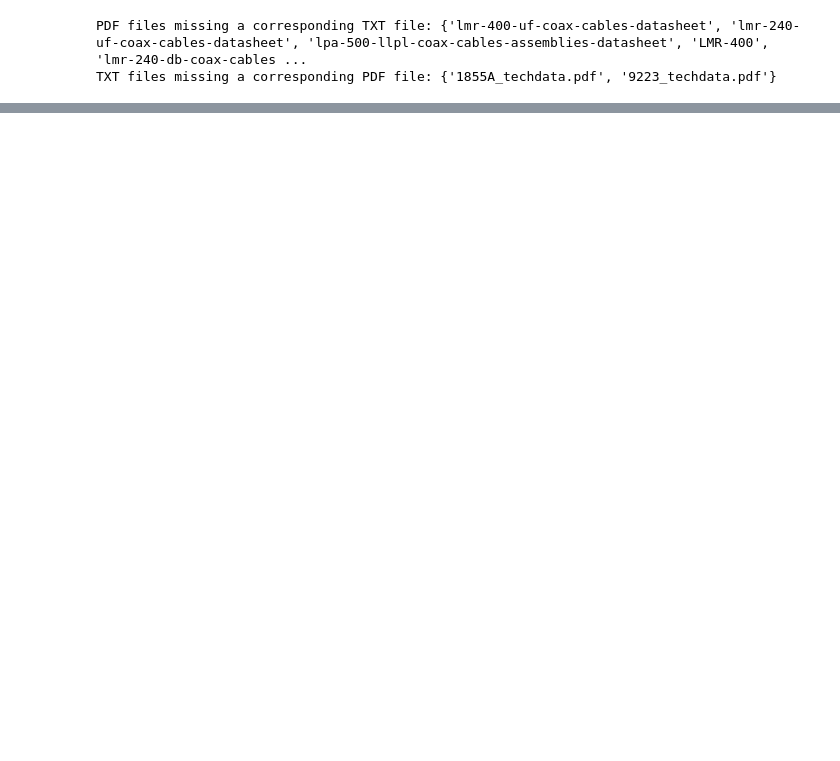
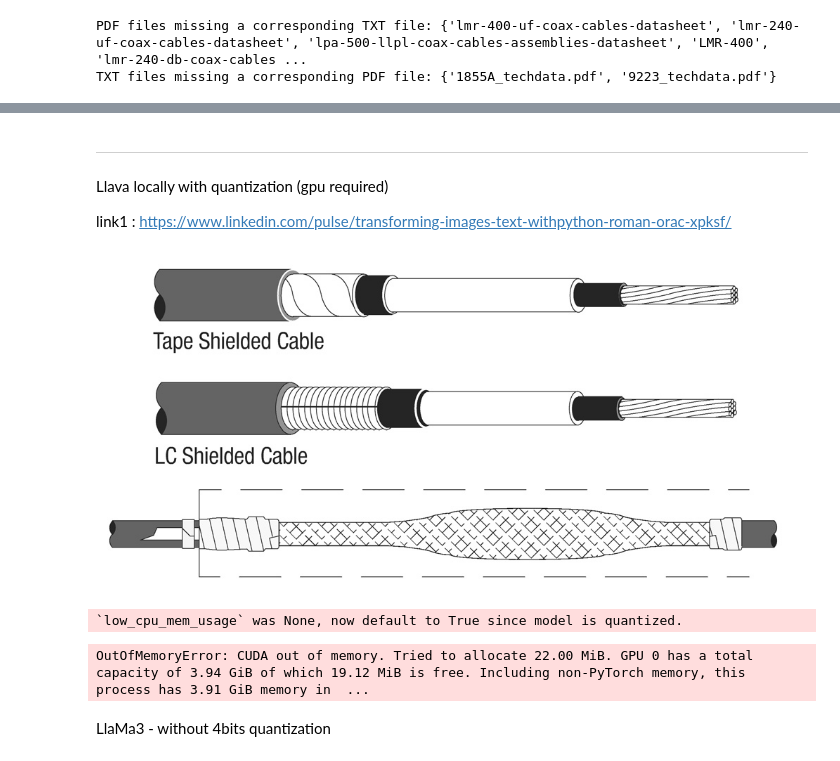
Before and after one commit to pablodevicente/RI_2-Product_Catalog_Classifier, a Jupyter notebook: 01-code/aux_testing.ipynb, the cells around one changed output, grey strips where cells are left out. Drawn from its saved outputs; the diff is of its cells as text; code cells hidden in the pictures; blank space fills up the shorter version.

Commit message:
Image processing tested

```diff
--- a/01-code/aux_testing.ipynb
+++ b/01-code/aux_testing.ipynb
@@ -195,0 +224,31 @@ extract_images_from_pdf_fitz(pdf_path, pdf_name, pdf_output_folder)
+# %% [markdown]
+-----------------------------------
+# %% [markdown]
+Llava locally with quantization (gpu required)
+
+link1 : https://www.linkedin.com/pulse/transforming-images-text-withpython-roman-orac-xpksf/
+# %%
+import requests
+from PIL import Image
+import torch
+from transformers import BitsAndBytesConfig
+from transformers import pipeline
+
+url = "/media/pablo/windows_files/00 - Master/05 - Research&Thesis/R2-Research_Internship_2/02-data/0-testing/fitz_im_extractor_examples/ima1.jpeg"
+
+image = Image.open(url)
+image
+# %% [output]
+[figure, added]
+# %%
+quantization_config = BitsAndBytesConfig(
+    load_in_4bit=True,
+    bnb_4bit_compute_dtype=torch.float16
+)
+
+model_id = "llava-hf/llava-1.5-7b-hf"
+
+pipe = pipeline("image-to-text", model=model_id, model_kwargs={"quantization_config": quantization_config})
+# %% [output]
+`low_cpu_mem_usage` was None, now default to True since model is quantized.
+OutOfMemoryError: CUDA out of memory. Tried to allocate 22.00 MiB. GPU 0 has a total capacity of 3.94 GiB of which 19.12 MiB is free. Including non-PyTorch memory, this process has 3.91 GiB memory in  ...
@@ -195,0 +261,2 @@ extract_images_from_pdf_fitz(pdf_path, pdf_name, pdf_output_folder)
+# %% [markdown]
+LlaMa3 - without 4bits quantization
```
Also changed, not shown: parts of 15 cells of this notebook, 3 other files.
